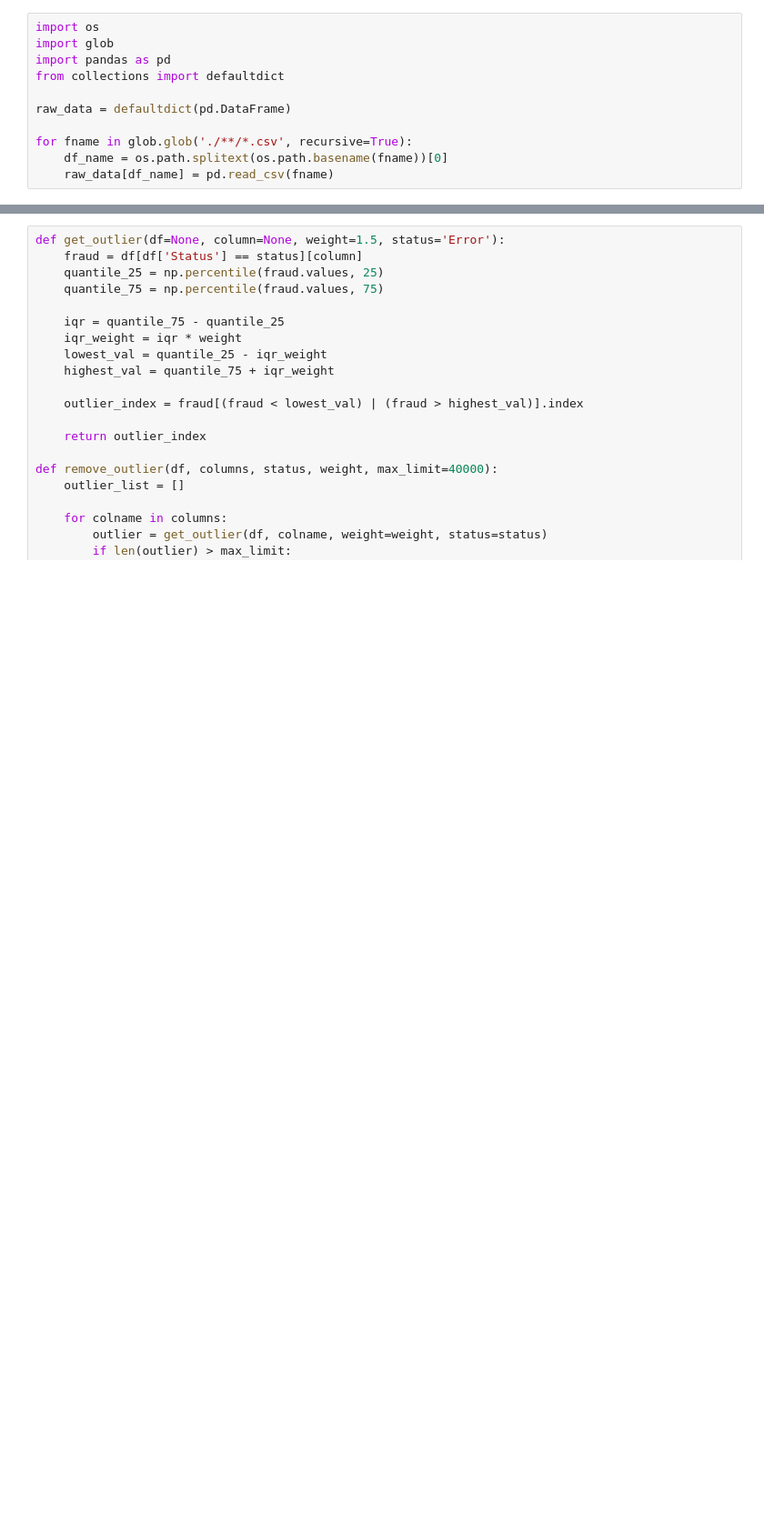
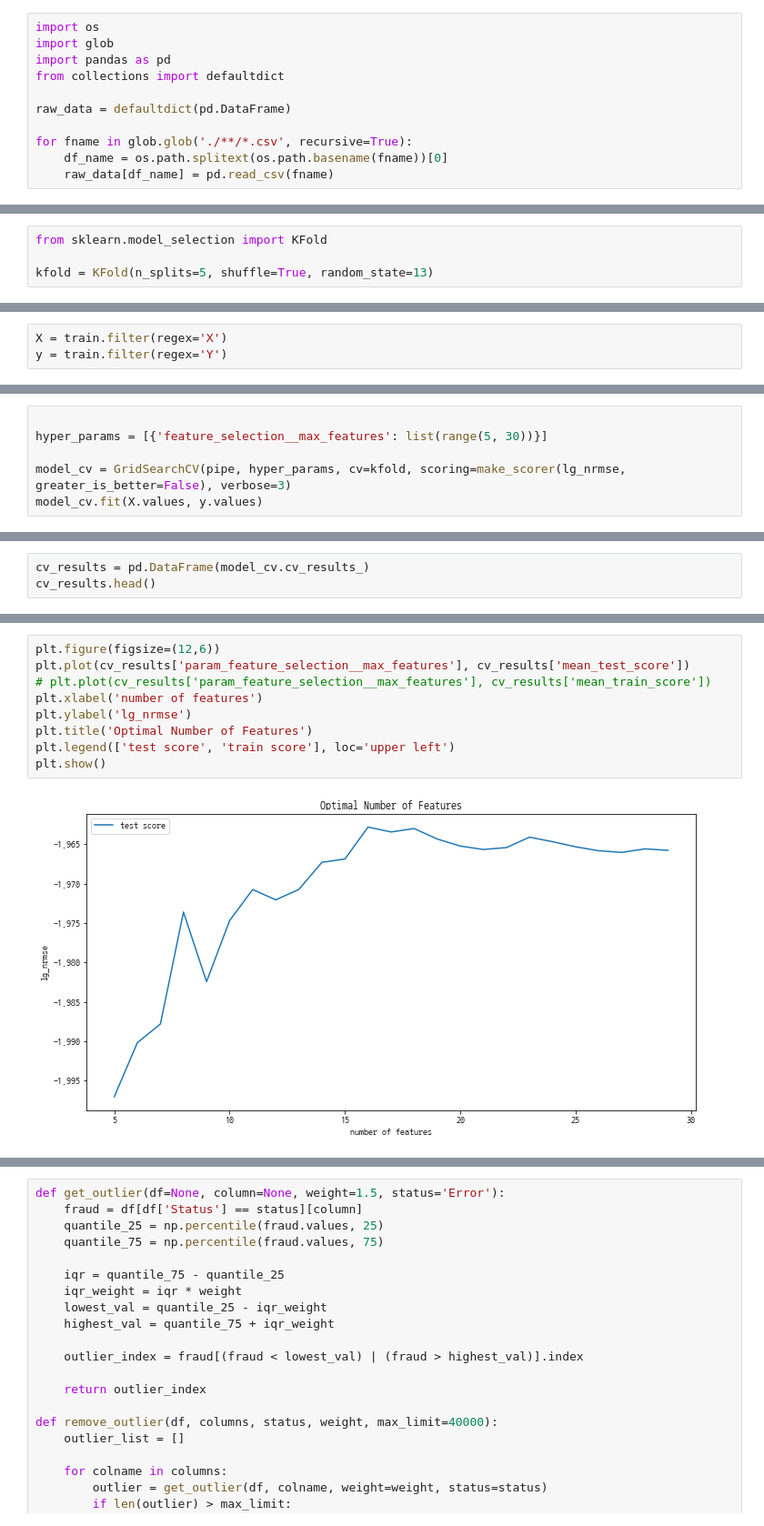
Before and after one commit to zbooster/Antenna-Performance-Prediction, a Jupyter notebook: FeatureSelection.ipynb, the cells around one changed output, grey strips where cells are left out. Shown at 91% size. Drawn from its saved outputs; the diff is of its cells as text; blank space fills up the shorter version.

```diff
--- a/FeatureSelection.ipynb
+++ b/FeatureSelection.ipynb
@@ -203,0 +81,4 @@ array([[ 67.47    , 101.892   ,  29.45    , ..., 147.837968, 134.313475,
+# %%
+from sklearn.model_selection import KFold
+
+kfold = KFold(n_splits=5, shuffle=True, random_state=13)
@@ -203,0 +87,3 @@ array([[ 67.47    , 101.892   ,  29.45    , ..., 147.837968, 134.313475,
+# %%
+X = train.filter(regex='X')
+y = train.filter(regex='Y')
@@ -203,0 +96,6 @@ array([[ 67.47    , 101.892   ,  29.45    , ..., 147.837968, 134.313475,
+# %%
+
+hyper_params = [{'feature_selection__max_features': list(range(5, 30))}]
+
+model_cv = GridSearchCV(pipe, hyper_params, cv=kfold, scoring=make_scorer(lg_nrmse, greater_is_better=False), verbose=3)
+model_cv.fit(X.values, y.values)
@@ -203,0 +107,3 @@ array([[ 67.47    , 101.892   ,  29.45    , ..., 147.837968, 134.313475,
+# %%
+cv_results = pd.DataFrame(model_cv.cv_results_)
+cv_results.head()
@@ -203,0 +126,11 @@ array([[ 67.47    , 101.892   ,  29.45    , ..., 147.837968, 134.313475,
+# %%
+plt.figure(figsize=(12,6))
+plt.plot(cv_results['param_feature_selection__max_features'], cv_results['mean_test_score'])
+# plt.plot(cv_results['param_feature_selection__max_features'], cv_results['mean_train_score'])
+plt.xlabel('number of features')
+plt.ylabel('lg_nrmse')
+plt.title('Optimal Number of Features')
+plt.legend(['test score', 'train score'], loc='upper left')
+plt.show()
+# %% [output]
+[figure, added]
```
Also changed, not shown: parts of 71 cells of this notebook.
